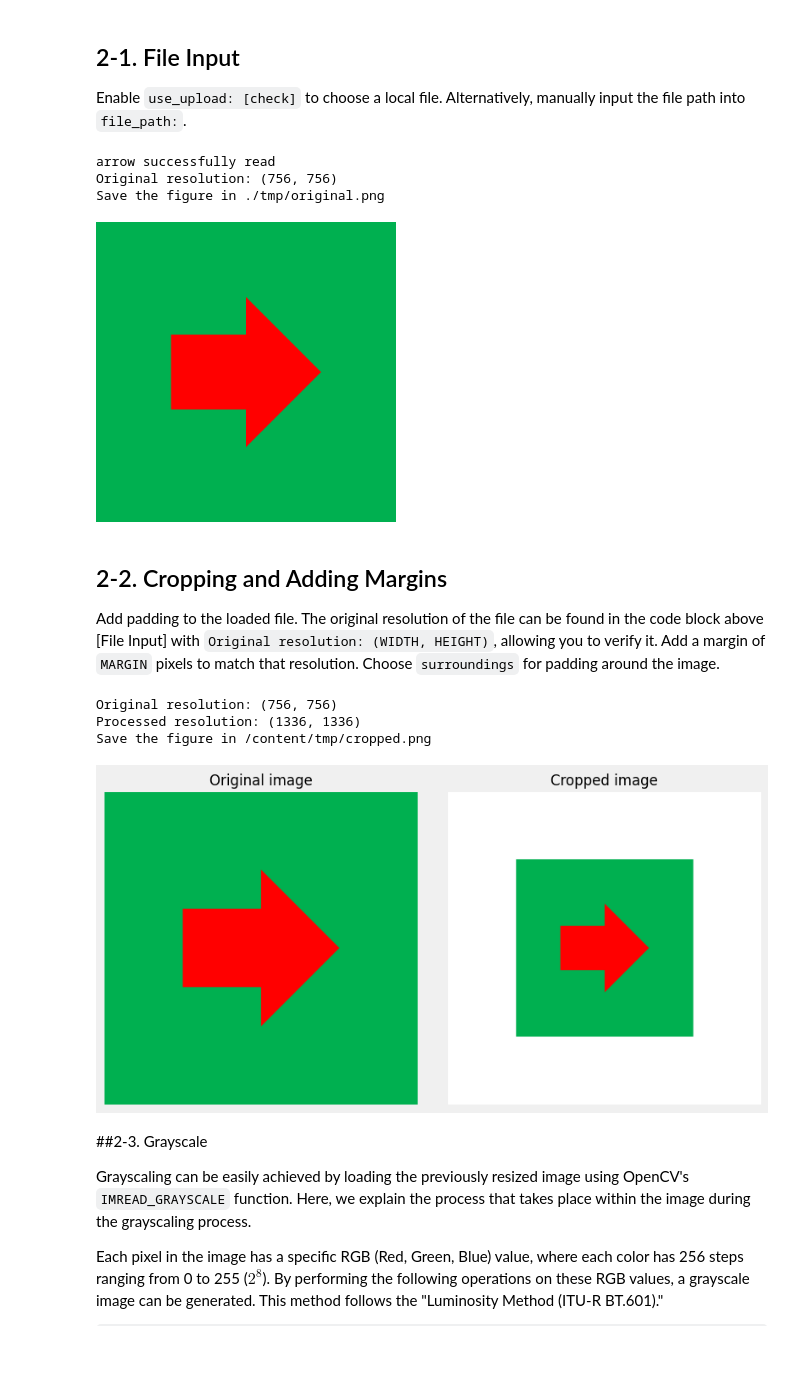
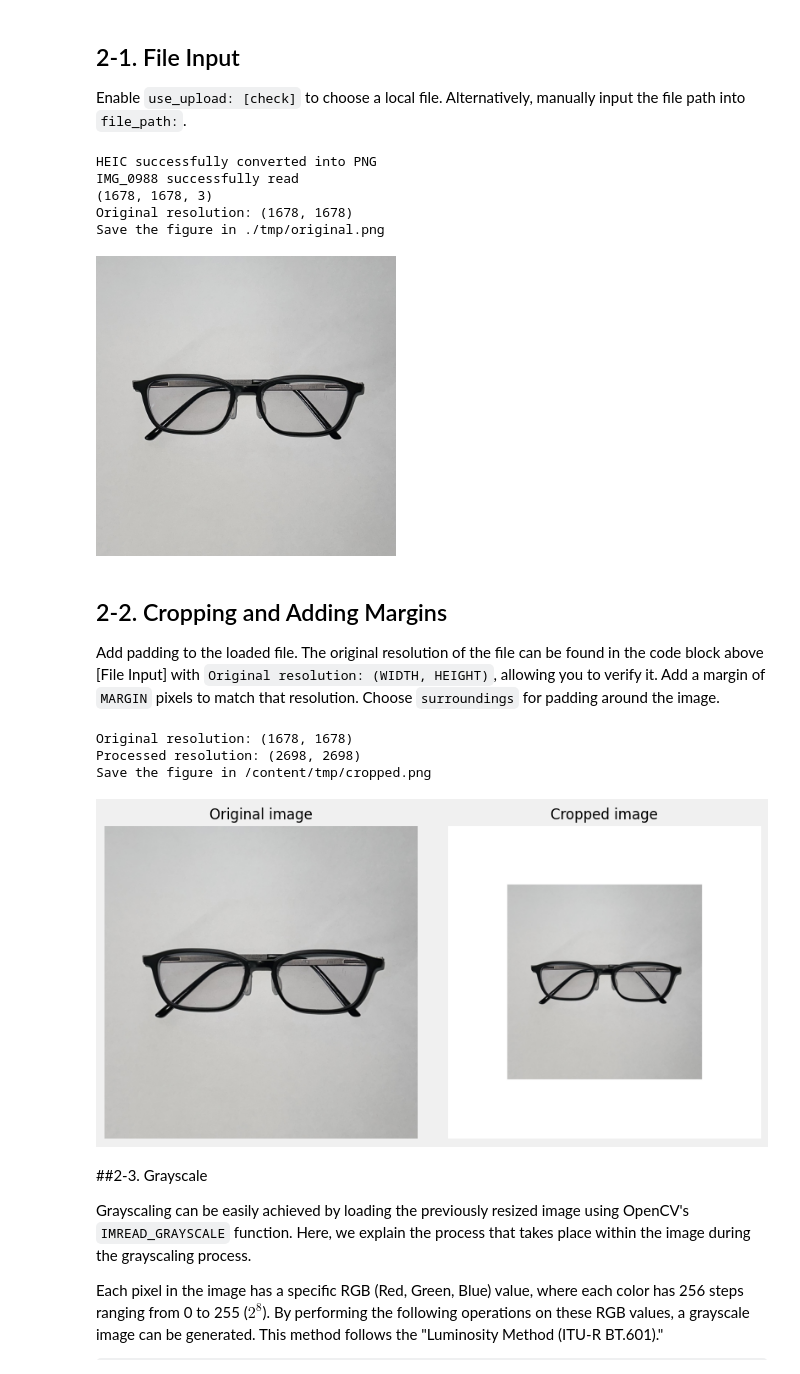
Before and after one commit to nobu-n2002/PixelNote, a Jupyter notebook: PixelNote.ipynb, the cells around one changed output. Cells and saved outputs as stored; diff of their text form; code cells hidden in the pictures; some formulas as TeX source.

```diff
--- a/PixelNote.ipynb
+++ b/PixelNote.ipynb
@@ -74,6 +76,7 @@ Enable `use_upload: [check]` to choose a local file. Alternatively, manually inp
 import os
 import sys
 from IPython.display import display, Image
+from PIL import Image as PILImage
 import cv2
 import pyheif
 from google.colab import files
@@ -82,7 +85,7 @@ import matplotlib.pyplot as plt
 # Function to convert HEIC to PNG
 def heif_to_image(path):
     heif_file = pyheif.read(path)
-    img = Image.frombytes(heif_file.mode,
+    img = PILImage.frombytes(heif_file.mode,
                           heif_file.size,
                           heif_file.data,
                           "raw",
@@ -93,7 +96,7 @@ def heif_to_image(path):
 
 # Parameters
 use_upload = False  # @param {type:"boolean"}
-file_path = "/content/drive/MyDrive/Informatics2/image/arrow.png"  # @param {type:"string"}
+file_path = "/content/IMG_0988.heic"  # @param {type:"string"}
 upload_button = None
 
 # Upload files if selected
@@ -103,37 +106,39 @@ if use_upload:
 # Get the file path
 if use_upload and len(upload_button) > 0:
     file_path_input = list(upload_button.keys())[0]
     file_path = file_path_input
 else:
     file_path_input = file_path
 
 # Check if the file exists
 if os.path.exists(file_path_input):
     file_name, file_extension = os.path.splitext(os.path.basename(file_path_input))
 
     # Check if the file is in HEIC format and convert to PNG if needed
-    if file_extension.lower() == '.heic':
+    if file_extension.lower() == '.heic' or file_extension.lower() == '.HEIC':
         img = heif_to_image(file_path_input)
         img.save(f"./tmp/{file_name}.png", "PNG")
         file_path = f"./tmp/{file_name}.png"
 
     print(f'{file_name} successfully read')
     original_image = cv2.imread(file_path, cv2.IMREAD_COLOR)
     height, width = original_image.shape[0:2]
 
     file_path_original = f"./tmp/original.png"
     cv2.imwrite(file_path_original, original_image)
 
     print('Original resolution:', original_image.shape[0:2])
     print('\033[32m' + f'Save the figure in {file_path_original}' + '\033[0m')
     display(Image(file_path, width=300))
 else:
     sys.exit('No file input')
 # %% [output]
-arrow successfully read
-Original resolution: (756, 756)
+HEIC successfully converted into PNG
+IMG_0988 successfully read
+(1678, 1678, 3)
+Original resolution: (1678, 1678)
 Save the figure in ./tmp/original.png
-[figure, old version]
+[figure, new version]
 # %% [markdown]
 ## 2-2. Cropping and Adding Margins
 
@@ -149,7 +154,7 @@ from IPython.display import display, Image
 import matplotlib.pyplot as plt
 
 # Parameters
-MARGIN = 290 # @param {type:"slider", min:0, max:1000, step:10}
+MARGIN = 510 # @param {type:"slider", min:0, max:1000, step:10}
 
 # Current working directory
 CWD = os.getcwd()
@@ -211,10 +216,10 @@ fig.patch.set_facecolor('#F0F0F0')
 plt.subplots_adjust(wspace=0.1)
 plt.show()
 # %% [output]
-Original resolution: (756, 756)
-Processed resolution: (1336, 1336)
+Original resolution: (1678, 1678)
+Processed resolution: (2698, 2698)
 Save the figure in /content/tmp/cropped.png
-[figure, old version]
+[figure, new version]
 # %% [markdown]
 ##2-3. Grayscale
 
```
Also changed, not shown: parts of 15 cells of this notebook.
